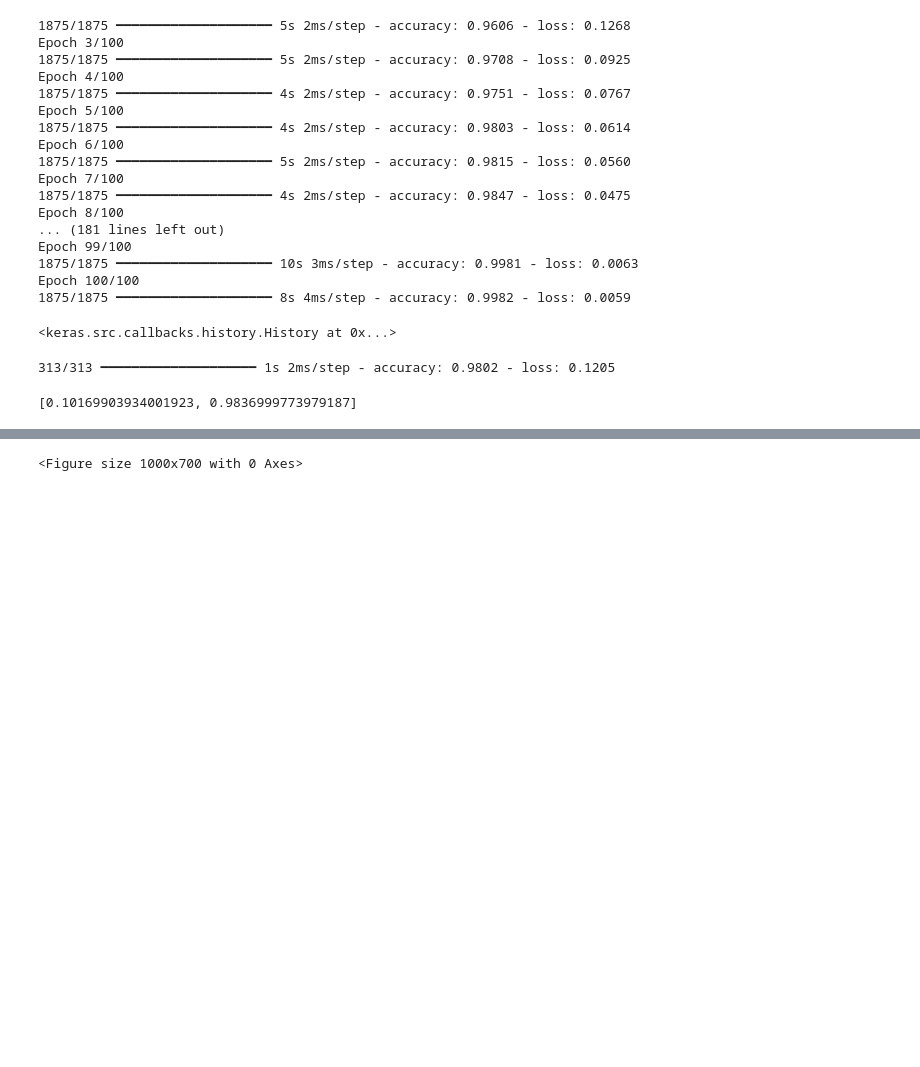
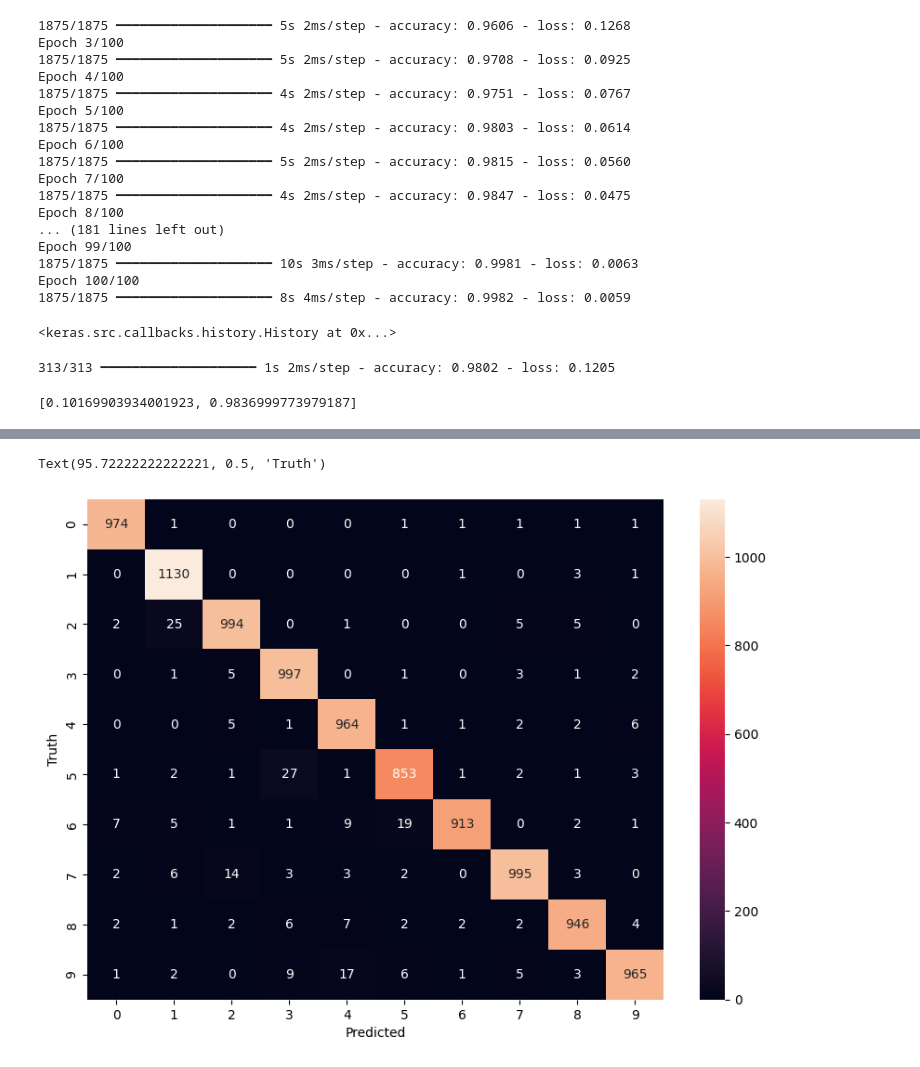
Before and after one commit to mikist23/python_projects, a Jupyter notebook: deep_learning_digit_recognition.ipynb, the cells around one changed output, grey strips where cells are left out. Saved outputs shown, nothing was run; the diff lists cells and outputs as text; code cells hidden in the pictures; blank space fills up the shorter version.

Commit message:
Make predictions

```diff
--- a/deep_learning_digit_recognition.ipynb
+++ b/deep_learning_digit_recognition.ipynb
@@ -100,7 +100,9 @@ model.evaluate(X_test_flatten,y_test)
 313/313 ━━━━━━━━━━━━━━━━━━━━ 1s 2ms/step - accuracy: 0.9802 - loss: 0.1205
 [0.10169903934001923, 0.9836999773979187]
 # %%
-
+y_predicted = model.predict(X_test_flatten)
+y_predicted_labels = [np.argmax(i) for i in  y_predicted]
+cm = tf.math.confusion_matrix(labels=y_test, predictions=y_predicted_labels)
 
 import seaborn as sn
 plt.figure(figsize = (10,7))
@@ -112 +114,2 @@ AttributeError: module 'seaborn' has no attribute 'headmap'
-<Figure size 1000x700 with 0 Axes>
+Text(95.72222222222221, 0.5, 'Truth')
+[figure, added]
```
Also changed, not shown: parts of 3 cells of this notebook.
